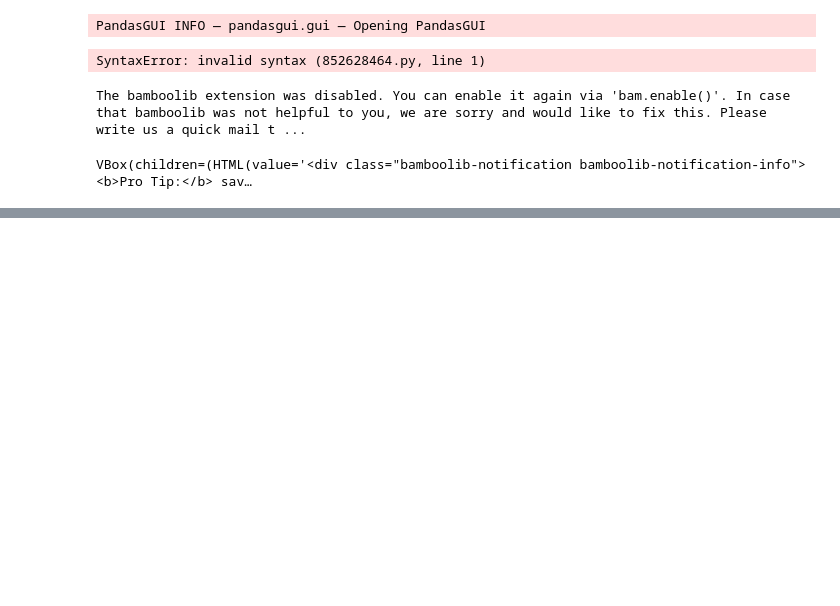
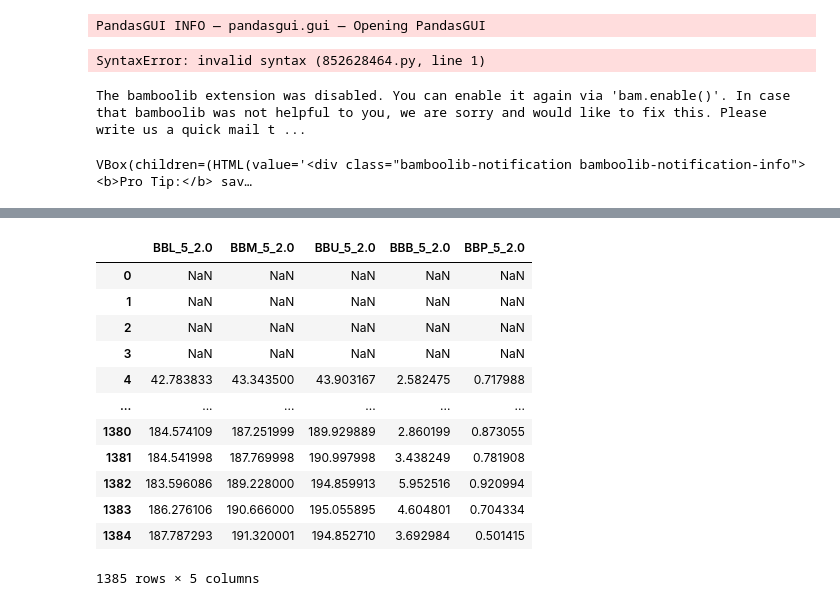
Before and after one commit to kravchukpetr/FinanceProject, a Jupyter notebook: ipynb/Load Ticks.ipynb, the cells around one changed output, grey strips where cells are left out. Drawn from its saved outputs; the diff is of its cells as text; code cells hidden in the pictures; blank space fills up the shorter version.

```diff
--- a/ipynb/Load Ticks.ipynb
+++ b/ipynb/Load Ticks.ipynb
@@ -414,0 +394,2 @@ RangeIndex(start=0, stop=1384, step=1)
+# %%
+df = fl.get_stock_quote_from_db("AAPL", "america", "2023-01-01", "2023-07-06")
@@ -432,0 +437,3 @@ df[df['dt'] == '2023-07-03'].head()
+# %%
+# df[df['dt'] == '2023-07-05'].ta.bbands.head()
+df['rsi'] = df.ta.rsi()
@@ -432,0 +445,16 @@ df[df['dt'] == '2023-07-03'].head()
+# %%
+df.ta.bbands()
+# %% [output]
+|  | BBL_5_2.0 | BBM_5_2.0 | BBU_5_2.0 | BBB_5_2.0 | BBP_5_2.0 |
+| 0 | NaN | NaN | NaN | NaN | NaN |
+| 1 | NaN | NaN | NaN | NaN | NaN |
+| 2 | NaN | NaN | NaN | NaN | NaN |
+| 3 | NaN | NaN | NaN | NaN | NaN |
+| 4 | 42.783833 | 43.343500 | 43.903167 | 2.582475 | 0.717988 |
+| ... | ... | ... | ... | ... | ... |
+| 1380 | 184.574109 | 187.251999 | 189.929889 | 2.860199 | 0.873055 |
+| 1381 | 184.541998 | 187.769998 | 190.997998 | 3.438249 | 0.781908 |
+| 1382 | 183.596086 | 189.228000 | 194.859913 | 5.952516 | 0.920994 |
+| 1383 | 186.276106 | 190.666000 | 195.055895 | 4.604801 | 0.704334 |
+| 1384 | 187.787293 | 191.320001 | 194.852710 | 3.692984 | 0.501415 |
+1385 rows × 5 columns
```
Also changed, not shown: parts of 52 cells of this notebook, 3 other files.
